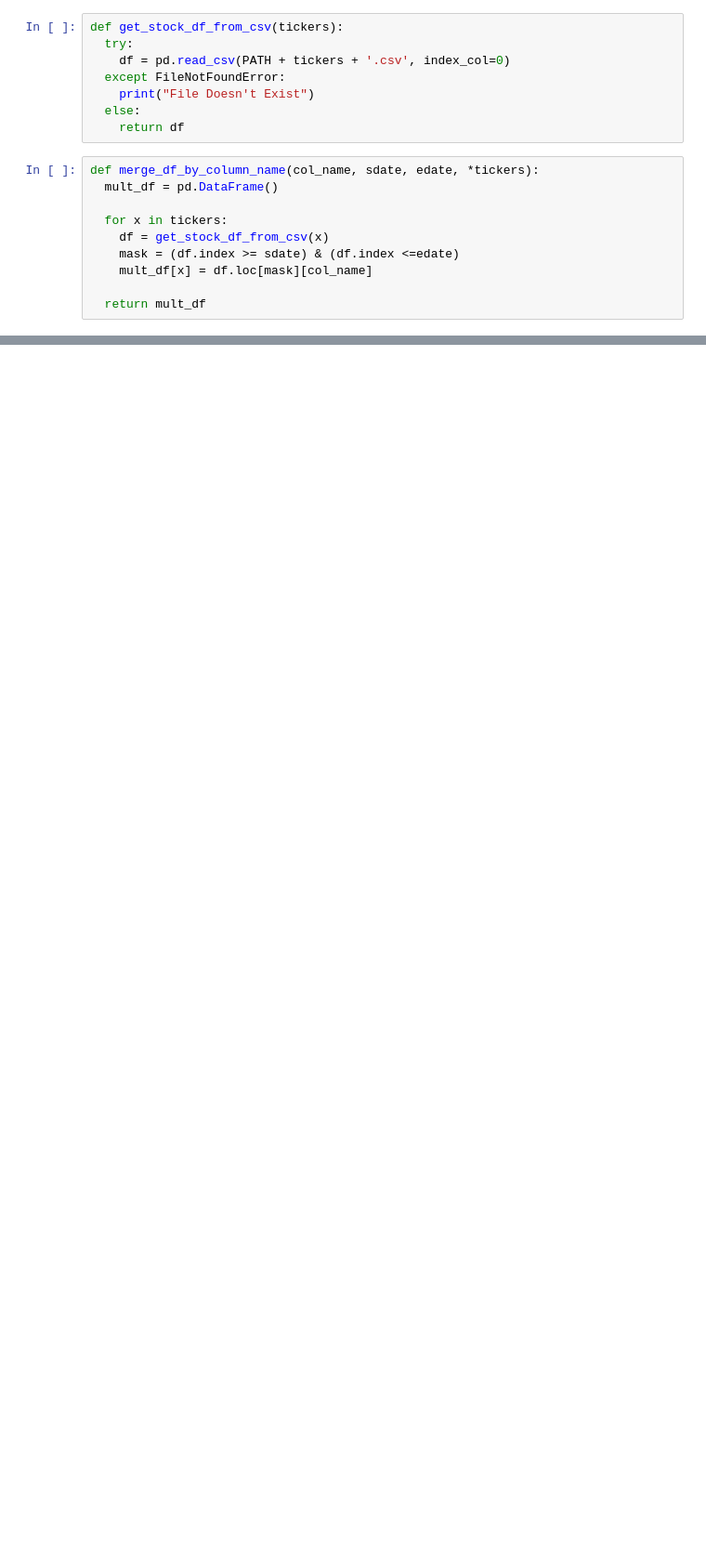
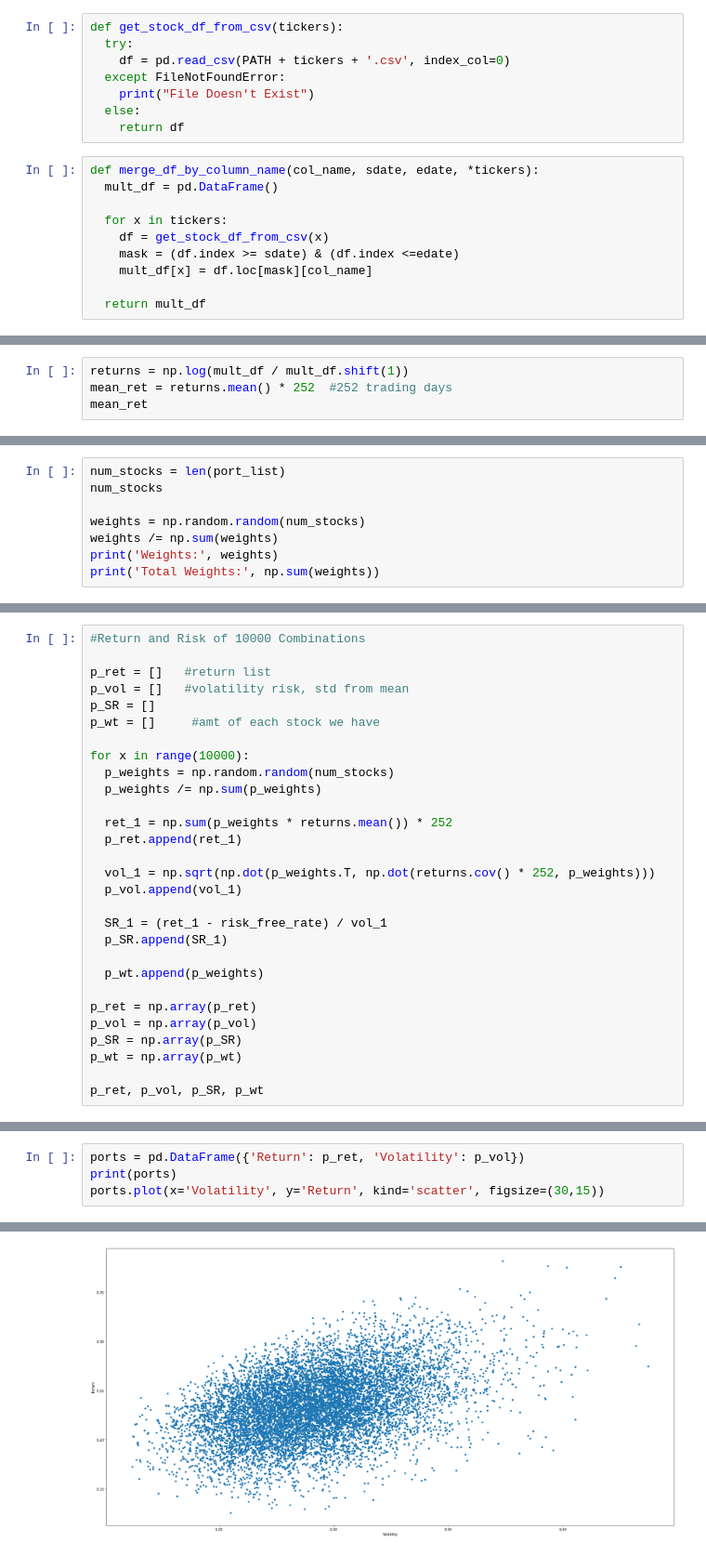
Before and after one commit to emily1618/Data-Portfolio, a Jupyter notebook: Investment.ipynb, the cells around one changed output, grey strips where cells are left out. Shown at 93% size. Cells and saved outputs as stored; diff of their text form; blank space fills up the shorter version.

```diff
--- a/Investment.ipynb
+++ b/Investment.ipynb
@@ -659,3 +668,7 @@ fig.update_layout(height=1200, width=1800,
 fig.show()
 # %% [output]
 [interactive output not drawn]
+# %%
+returns = np.log(mult_df / mult_df.shift(1))
+mean_ret = returns.mean() * 252  #252 trading days
+mean_ret
@@ -661,0 +701,8 @@ fig.show()
+# %%
+num_stocks = len(port_list)
+num_stocks
+
+weights = np.random.random(num_stocks)
+weights /= np.sum(weights)
+print('Weights:', weights)
+print('Total Weights:', np.sum(weights))
@@ -661,0 +721,29 @@ fig.show()
+# %%
+#Return and Risk of 10000 Combinations
+
+p_ret = []   #return list
+p_vol = []   #volatility risk, std from mean
+p_SR = []
+p_wt = []     #amt of each stock we have
+
+for x in range(10000):
+  p_weights = np.random.random(num_stocks)
+  p_weights /= np.sum(p_weights)
+
+  ret_1 = np.sum(p_weights * returns.mean()) * 252
+  p_ret.append(ret_1)
+
+  vol_1 = np.sqrt(np.dot(p_weights.T, np.dot(returns.cov() * 252, p_weights)))
+  p_vol.append(vol_1)
+
+  SR_1 = (ret_1 - risk_free_rate) / vol_1
+  p_SR.append(SR_1)
+
+  p_wt.append(p_weights)
+
+p_ret = np.array(p_ret)
+p_vol = np.array(p_vol)
+p_SR = np.array(p_SR)
+p_wt = np.array(p_wt)
+
+p_ret, p_vol, p_SR, p_wt
@@ -661,0 +770,5 @@ fig.show()
+# %%
+ports = pd.DataFrame({'Return': p_ret, 'Volatility': p_vol})
+print(ports)
+ports.plot(x='Volatility', y='Return', kind='scatter', figsize=(30,15))
+# %% [output]
@@ -661,0 +790 @@ fig.show()
+[figure, added]
```
Also changed, not shown: parts of 23 cells of this notebook.
